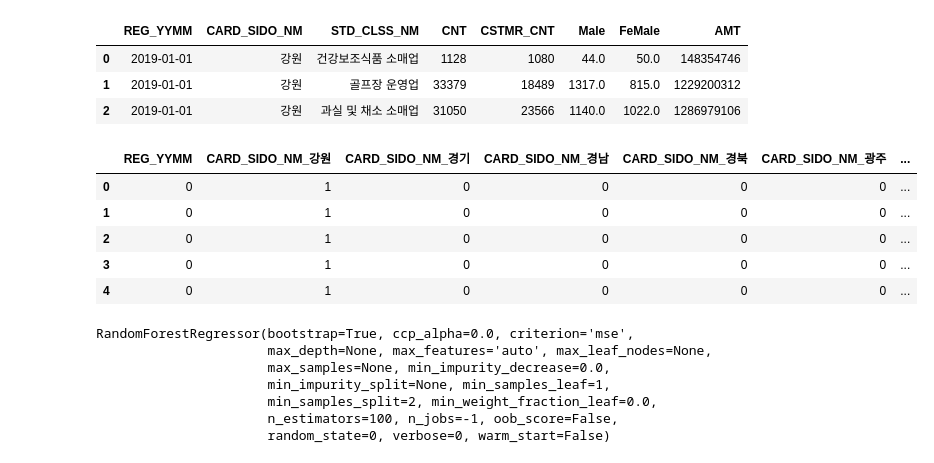
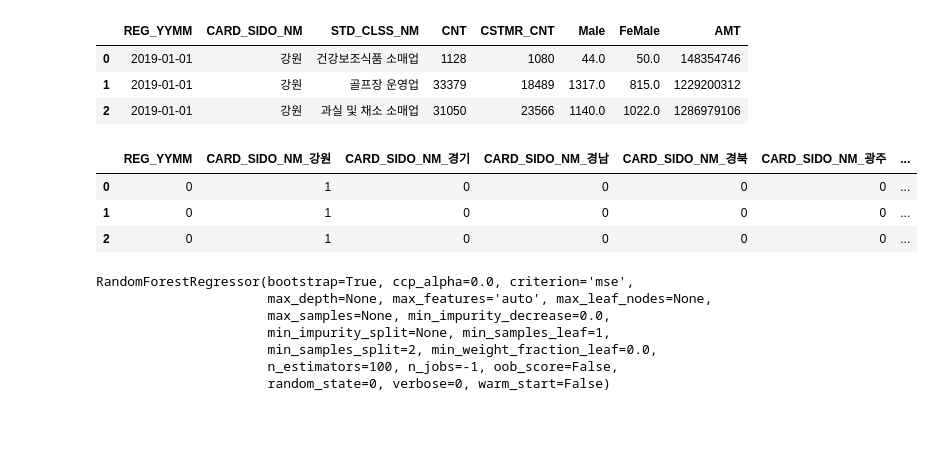
Before and after one commit to brainer3220/Jeju_CreditCard_Compete, a Jupyter notebook: 제주_빅데이터_경진대회.ipynb, the cells around one changed output. Saved outputs shown, nothing was run; the diff lists cells and outputs as text; code cells hidden in the pictures; blank space fills up the shorter version.

```diff
--- a/제주_빅데이터_경진대회.ipynb
+++ b/제주_빅데이터_경진대회.ipynb
@@ -468,16 +471,14 @@ tmp.head(3)
 # %%
 X_CSTMR_CNT = pd.concat([pd.DataFrame(X_trainDateEncoded), tmp['CARD_SIDO_NM'], tmp['STD_CLSS_NM']], axis=1)
 X_CSTMR_CNT = pd.get_dummies(X_CSTMR_CNT)
 X_CSTMR_CNT = X_CSTMR_CNT.rename(columns = {0: 'REG_YYMM'})
 
-X_CSTMR_CNT.head()
+X_CSTMR_CNT.head(3)
 # %% [output]
 |  | REG_YYMM | CARD_SIDO_NM_강원 | CARD_SIDO_NM_경기 | CARD_SIDO_NM_경남 | CARD_SIDO_NM_경북 | CARD_SIDO_NM_광주 | ... |
 | 0 | 0 | 1 | 0 | 0 | 0 | 0 | ... |
 | 1 | 0 | 1 | 0 | 0 | 0 | 0 | ... |
 | 2 | 0 | 1 | 0 | 0 | 0 | 0 | ... |
-| 3 | 0 | 1 | 0 | 0 | 0 | 0 | ... |
-| 4 | 0 | 1 | 0 | 0 | 0 | 0 | ... |
 # %%
 CSTMR_CNT = (tmp['CSTMR_CNT']).tolist()
 # CSTMR_CNT
```
Also changed, not shown: parts of 16 cells of this notebook.
